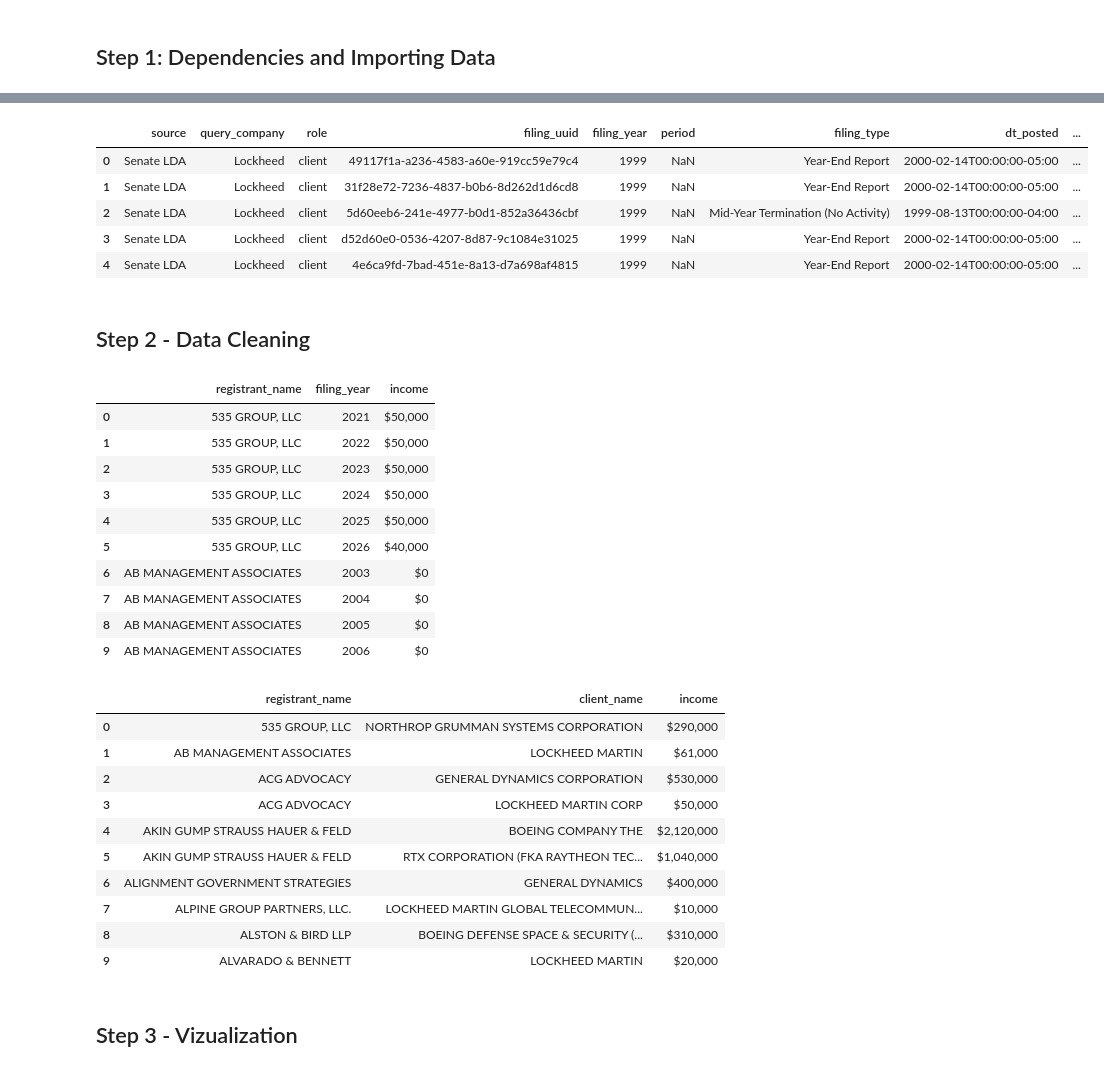
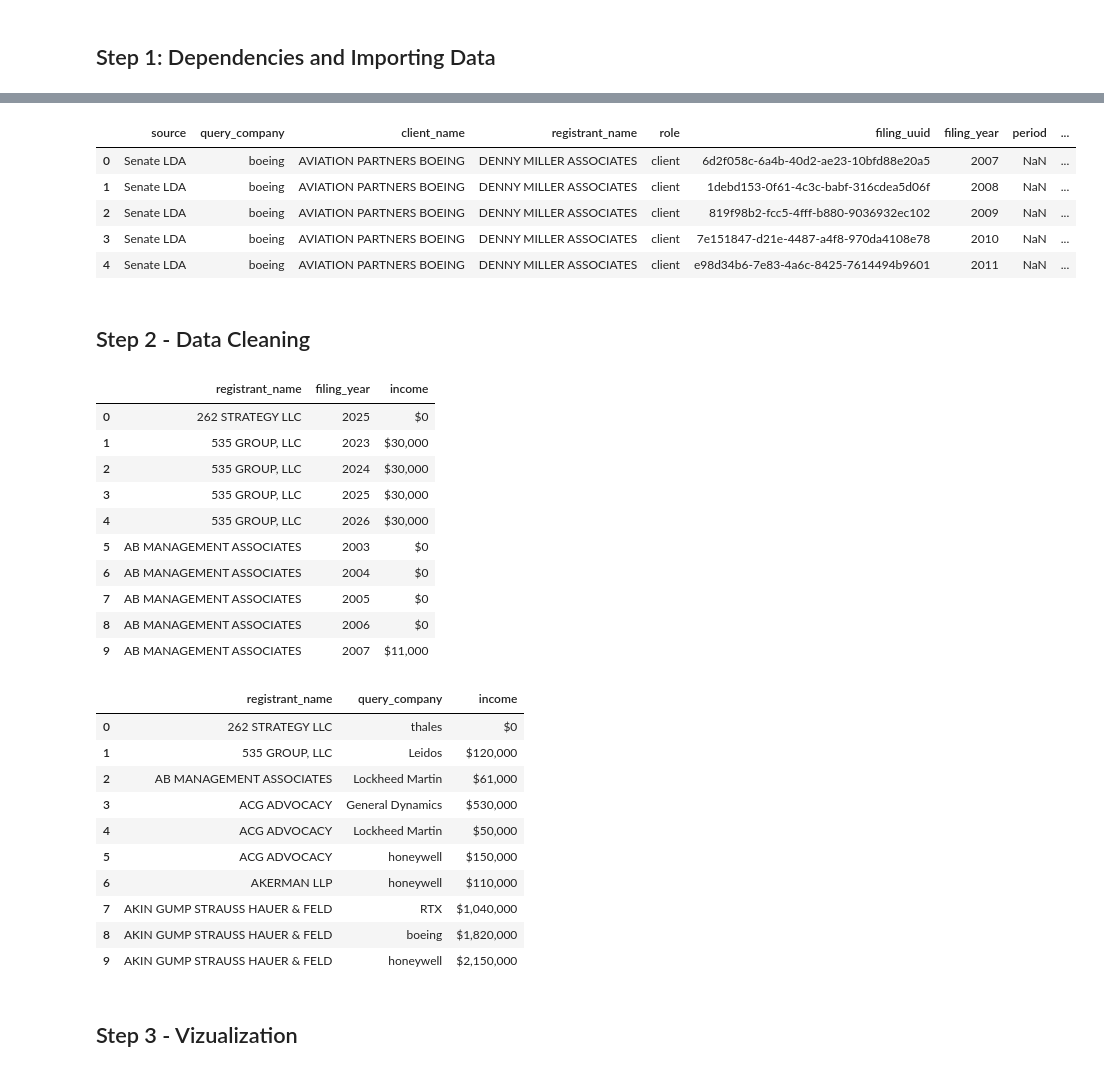
Before and after one commit to ccb2195-ux/Lobby_Finder, a Jupyter notebook: datapipeline2.ipynb, the cells around one changed output, grey strips where cells are left out. Cells and saved outputs as stored; diff of their text form; code cells hidden in the pictures.

Commit message:
changed client_name to query_company to get cleaner results

```diff
--- a/datapipeline2.ipynb
+++ b/datapipeline2.ipynb
@@ -57,15 +57,15 @@ Please use plotly.io.defaults.mathjax instead.
 
   pio.kaleido.scope.mathjax = None
 # %%
-df = pd.read_csv('lobbying_filings_Primes.csv')
+df = pd.read_csv('lobbying_filings_Primes_cleaned - lobbying_filings_Primes.csv')
 df.head()
 # %% [output]
-|  | source | query_company | role | filing_uuid | filing_year | period | filing_type | dt_posted | ... |
-| 0 | Senate LDA | Lockheed | client | 49117f1a-a236-4583-a60e-919cc59e79c4 | 1999 | NaN | Year-End Report | 2000-02-14T00:00:00-05:00 | ... |
-| 1 | Senate LDA | Lockheed | client | 31f28e72-7236-4837-b0b6-8d262d1d6cd8 | 1999 | NaN | Year-End Report | 2000-02-14T00:00:00-05:00 | ... |
-| 2 | Senate LDA | Lockheed | client | 5d60eeb6-241e-4977-b0d1-852a36436cbf | 1999 | NaN | Mid-Year Termination (No Activity) | 1999-08-13T00:00:00-04:00 | ... |
-| 3 | Senate LDA | Lockheed | client | d52d60e0-0536-4207-8d87-9c1084e31025 | 1999 | NaN | Year-End Report | 2000-02-14T00:00:00-05:00 | ... |
-| 4 | Senate LDA | Lockheed | client | 4e6ca9fd-7bad-451e-8a13-d7a698af4815 | 1999 | NaN | Year-End Report | 2000-02-14T00:00:00-05:00 | ... |
+|  | source | query_company | client_name | registrant_name | role | filing_uuid | filing_year | period | ... |
+| 0 | Senate LDA | boeing | AVIATION PARTNERS BOEING | DENNY MILLER ASSOCIATES | client | 6d2f058c-6a4b-40d2-ae23-10bfd88e20a5 | 2007 | NaN | ... |
+| 1 | Senate LDA | boeing | AVIATION PARTNERS BOEING | DENNY MILLER ASSOCIATES | client | 1debd153-0f61-4c3c-babf-316cdea5d06f | 2008 | NaN | ... |
+| 2 | Senate LDA | boeing | AVIATION PARTNERS BOEING | DENNY MILLER ASSOCIATES | client | 819f98b2-fcc5-4fff-b880-9036932ec102 | 2009 | NaN | ... |
+| 3 | Senate LDA | boeing | AVIATION PARTNERS BOEING | DENNY MILLER ASSOCIATES | client | 7e151847-d21e-4487-a4f8-970da4108e78 | 2010 | NaN | ... |
+| 4 | Senate LDA | boeing | AVIATION PARTNERS BOEING | DENNY MILLER ASSOCIATES | client | e98d34b6-7e83-4a6c-8425-7614494b9601 | 2011 | NaN | ... |
 # %% [markdown]
 ## Step 2 - Data Cleaning
 # %%
@@ -78,32 +78,32 @@ df_clean = df[df['role'] == 'client']
 df_clean.groupby(['registrant_name', 'filing_year'])['income'].sum().reset_index().head(10).style.format({'income': '${:,.0f}'})
 # %% [output]
 |  | registrant_name | filing_year | income |
-| 0 | 535 GROUP, LLC | 2021 | $50,000 |
-| 1 | 535 GROUP, LLC | 2022 | $50,000 |
-| 2 | 535 GROUP, LLC | 2023 | $50,000 |
-| 3 | 535 GROUP, LLC | 2024 | $50,000 |
-| 4 | 535 GROUP, LLC | 2025 | $50,000 |
-| 5 | 535 GROUP, LLC | 2026 | $40,000 |
-| 6 | AB MANAGEMENT ASSOCIATES | 2003 | $0 |
-| 7 | AB MANAGEMENT ASSOCIATES | 2004 | $0 |
-| 8 | AB MANAGEMENT ASSOCIATES | 2005 | $0 |
-| 9 | AB MANAGEMENT ASSOCIATES | 2006 | $0 |
+| 0 | 262 STRATEGY LLC | 2025 | $0 |
+| 1 | 535 GROUP, LLC | 2023 | $30,000 |
+| 2 | 535 GROUP, LLC | 2024 | $30,000 |
+| 3 | 535 GROUP, LLC | 2025 | $30,000 |
+| 4 | 535 GROUP, LLC | 2026 | $30,000 |
+| 5 | AB MANAGEMENT ASSOCIATES | 2003 | $0 |
+| 6 | AB MANAGEMENT ASSOCIATES | 2004 | $0 |
+| 7 | AB MANAGEMENT ASSOCIATES | 2005 | $0 |
+| 8 | AB MANAGEMENT ASSOCIATES | 2006 | $0 |
+| 9 | AB MANAGEMENT ASSOCIATES | 2007 | $11,000 |
 # %%
 # Total Income by firm per client
 
-df_clean.groupby(['registrant_name', 'client_name'])['income'].sum().reset_index().head(10).style.format({'income': '${:,.0f}'})
+df_clean.groupby(['registrant_name', 'query_company'])['income'].sum().reset_index().head(10).style.format({'income': '${:,.0f}'})
 # %% [output]
-|  | registrant_name | client_name | income |
-| 0 | 535 GROUP, LLC | NORTHROP GRUMMAN SYSTEMS CORPORATION | $290,000 |
-| 1 | AB MANAGEMENT ASSOCIATES | LOCKHEED MARTIN | $61,000 |
-| 2 | ACG ADVOCACY | GENERAL DYNAMICS CORPORATION | $530,000 |
-| 3 | ACG ADVOCACY | LOCKHEED MARTIN CORP | $50,000 |
-| 4 | AKIN GUMP STRAUSS HAUER & FELD | BOEING COMPANY THE | $2,120,000 |
-| 5 | AKIN GUMP STRAUSS HAUER & FELD | RTX CORPORATION (FKA RAYTHEON TEC... | $1,040,000 |
-| 6 | ALIGNMENT GOVERNMENT STRATEGIES | GENERAL DYNAMICS | $400,000 |
-| 7 | ALPINE GROUP PARTNERS, LLC. | LOCKHEED MARTIN GLOBAL TELECOMMUN... | $10,000 |
-| 8 | ALSTON & BIRD LLP | BOEING DEFENSE SPACE & SECURITY (... | $310,000 |
-| 9 | ALVARADO & BENNETT | LOCKHEED MARTIN | $20,000 |
+|  | registrant_name | query_company | income |
+| 0 | 262 STRATEGY LLC | thales | $0 |
+| 1 | 535 GROUP, LLC | Leidos | $120,000 |
+| 2 | AB MANAGEMENT ASSOCIATES | Lockheed Martin | $61,000 |
+| 3 | ACG ADVOCACY | General Dynamics | $530,000 |
+| 4 | ACG ADVOCACY | Lockheed Martin | $50,000 |
+| 5 | ACG ADVOCACY | honeywell | $150,000 |
+| 6 | AKERMAN LLP | honeywell | $110,000 |
+| 7 | AKIN GUMP STRAUSS HAUER & FELD | RTX | $1,040,000 |
+| 8 | AKIN GUMP STRAUSS HAUER & FELD | boeing | $1,820,000 |
+| 9 | AKIN GUMP STRAUSS HAUER & FELD | honeywell | $2,150,000 |
 # %% [markdown]
 ## Step 3 - Vizualization
 # %%
```
Also changed, not shown: parts of 5 cells of this notebook, 38 other files.
